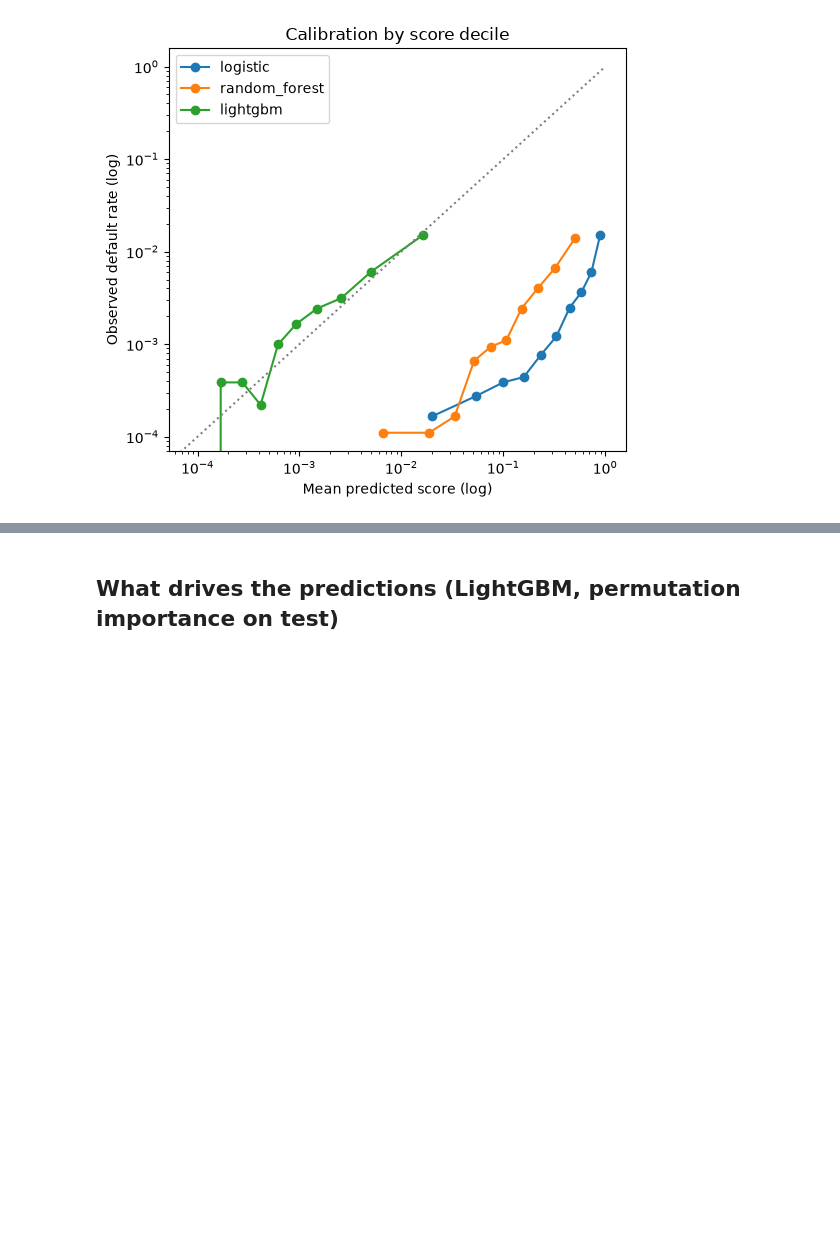
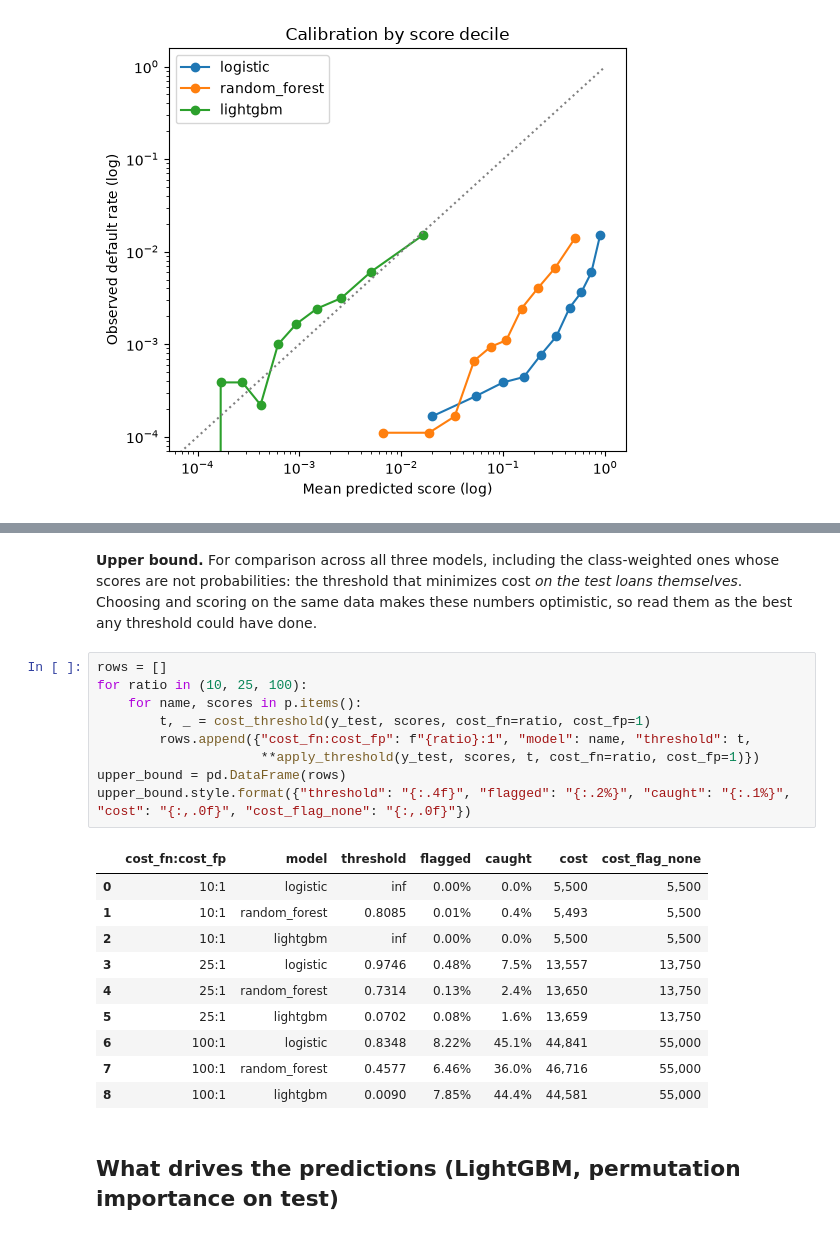
Before and after one commit to mattkoom11/fannie-loan-default, a Jupyter notebook: notebooks/02_model_comparison.ipynb, the cells around one changed output, grey strips where cells are left out. Saved outputs shown, nothing was run; the diff lists cells and outputs as text; blank space fills up the shorter version.

```diff
--- a/notebooks/02_model_comparison.ipynb
+++ b/notebooks/02_model_comparison.ipynb
@@ -115,3 +110,25 @@ thresholds.style.format({"threshold": "{:.3f}", "flagged": "{:.2%}", "defaults c
+# %% [markdown]
+**Upper bound.** For comparison across all three models, including the class-weighted ones whose scores are not probabilities: the threshold that minimizes cost *on the test loans themselves*. Choosing and scoring on the same data makes these numbers optimistic, so read them as the best any threshold could have done.
+# %%
+rows = []
+for ratio in (10, 25, 100):
+    for name, scores in p.items():
+        t, _ = cost_threshold(y_test, scores, cost_fn=ratio, cost_fp=1)
+        rows.append({"cost_fn:cost_fp": f"{ratio}:1", "model": name, "threshold": t,
+                     **apply_threshold(y_test, scores, t, cost_fn=ratio, cost_fp=1)})
+upper_bound = pd.DataFrame(rows)
+upper_bound.style.format({"threshold": "{:.4f}", "flagged": "{:.2%}", "caught": "{:.1%}", "cost": "{:,.0f}", "cost_flag_none": "{:,.0f}"})
+# %% [output]
+|  | cost_fn:cost_fp | model | threshold | flagged | caught | cost | cost_flag_none |
+| 0 | 10:1 | logistic | inf | 0.00% | 0.0% | 5,500 | 5,500 |
+| 1 | 10:1 | random_forest | 0.8085 | 0.01% | 0.4% | 5,493 | 5,500 |
+| 2 | 10:1 | lightgbm | inf | 0.00% | 0.0% | 5,500 | 5,500 |
+| 3 | 25:1 | logistic | 0.9746 | 0.48% | 7.5% | 13,557 | 13,750 |
+| 4 | 25:1 | random_forest | 0.7314 | 0.13% | 2.4% | 13,650 | 13,750 |
+| 5 | 25:1 | lightgbm | 0.0702 | 0.08% | 1.6% | 13,659 | 13,750 |
+| 6 | 100:1 | logistic | 0.8348 | 8.22% | 45.1% | 44,841 | 55,000 |
+| 7 | 100:1 | random_forest | 0.4577 | 6.46% | 36.0% | 46,716 | 55,000 |
+| 8 | 100:1 | lightgbm | 0.0090 | 7.85% | 44.4% | 44,581 | 55,000 |
 # %% [markdown]
 ## What drives the predictions (LightGBM, permutation importance on test)
 # %%
```
Also changed, not shown: parts of 6 cells of this notebook, 4 other files.
